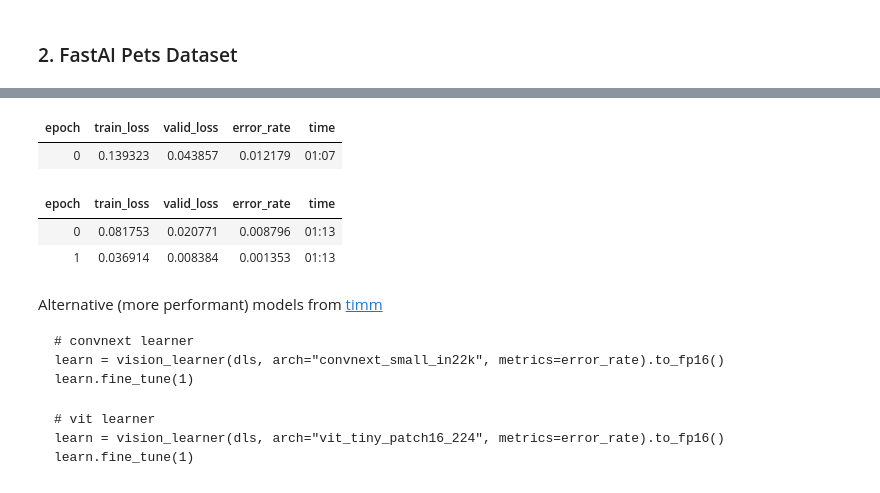
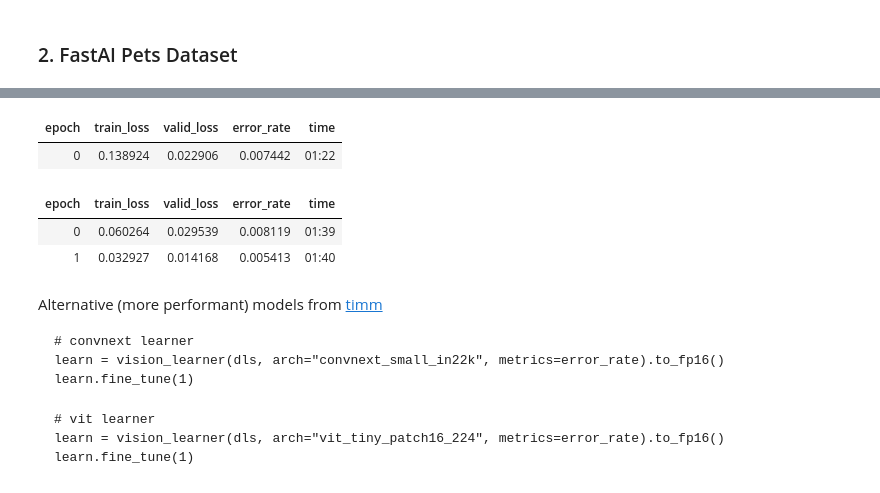
Before and after one commit to lukexyz/crystal-ball, a Jupyter notebook: nbs/01_inspector.ipynb, the cells around one changed output, grey strips where cells are left out. Drawn from its saved outputs; the diff is of its cells as text; code cells hidden in the pictures.

````diff
--- a/nbs/01_inspector.ipynb
+++ b/nbs/01_inspector.ipynb
@@ -69,14 +52,14 @@ Due to IPython and Windows limitation, python multiprocessing isn't available no
 So `number_workers` is changed to 0 to avoid getting stuck
 # %%
 # resnet learner
-learn = vision_learner(dls, resnet34, metrics=error_rate)
+learn = vision_learner(dls, resnet34, metrics=error_rate).to_fp16()
 learn.fine_tune(2)
 # %% [output]
 | epoch | train_loss | valid_loss | error_rate | time |
-| 0 | 0.139323 | 0.043857 | 0.012179 | 01:07 |
+| 0 | 0.138924 | 0.022906 | 0.007442 | 01:22 |
 | epoch | train_loss | valid_loss | error_rate | time |
-| 0 | 0.081753 | 0.020771 | 0.008796 | 01:13 |
-| 1 | 0.036914 | 0.008384 | 0.001353 | 01:13 |
+| 0 | 0.060264 | 0.029539 | 0.008119 | 01:39 |
+| 1 | 0.032927 | 0.014168 | 0.005413 | 01:40 |
 # %% [markdown]
 Alternative (more performant) models from [timm](https://github.com/rwightman/pytorch-image-models)
 ```
````
Also changed, not shown: parts of 15 cells of this notebook.
